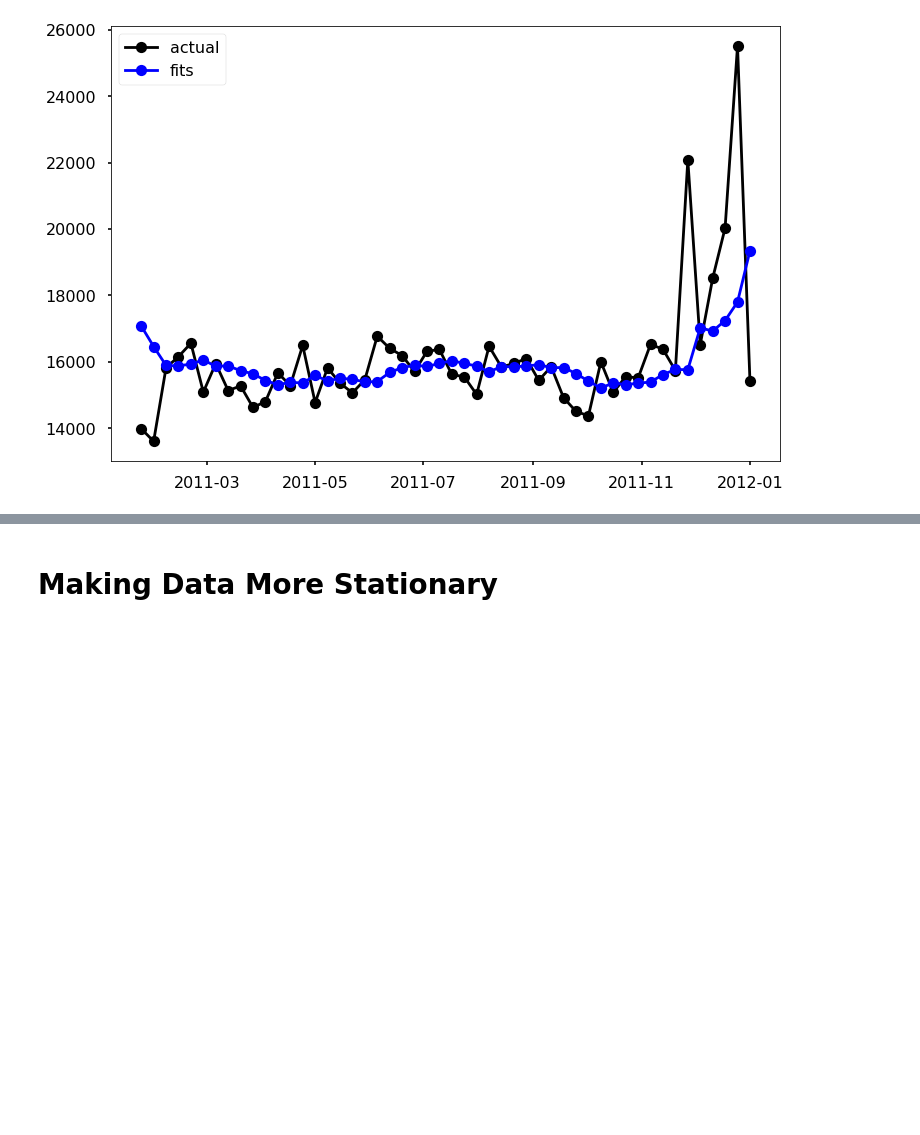
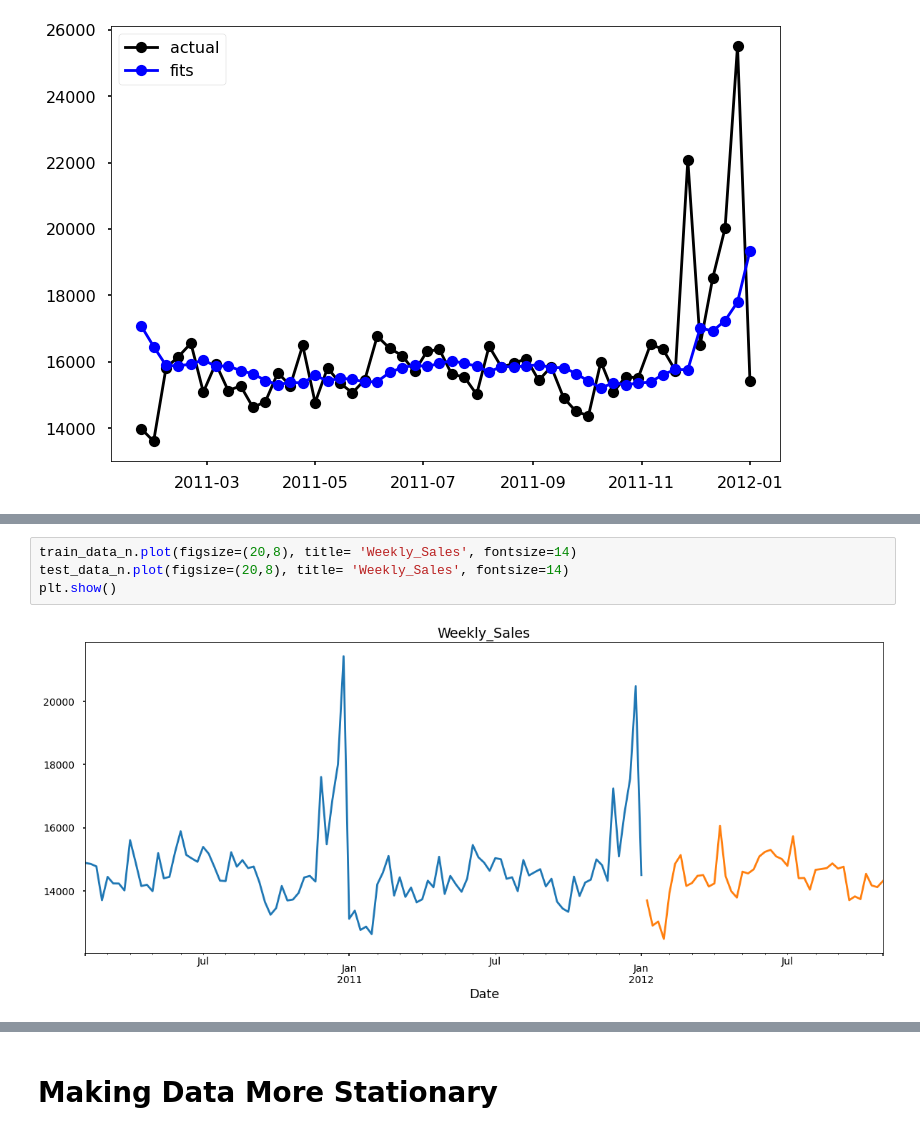
Before and after one commit to abdusalam7474/Contract_review_Nig, a Jupyter notebook: us-data-sales-forecasting.ipynb, the cells around one changed output, grey strips where cells are left out. Drawn from its saved outputs; the diff is of its cells as text; blank space fills up the shorter version.

```diff
--- a/us-data-sales-forecasting.ipynb
+++ b/us-data-sales-forecasting.ipynb
@@ -850,0 +931,6 @@ print(f" MAPE: {mean_absolute_percentage_error(test_data_n, y_pred)}")
+# %%
+train_data_n.plot(figsize=(20,8), title= 'Weekly_Sales', fontsize=14)
+test_data_n.plot(figsize=(20,8), title= 'Weekly_Sales', fontsize=14)
+plt.show()
+# %% [output]
+[figure, added]
```
Also changed, not shown: parts of 26 cells of this notebook.
